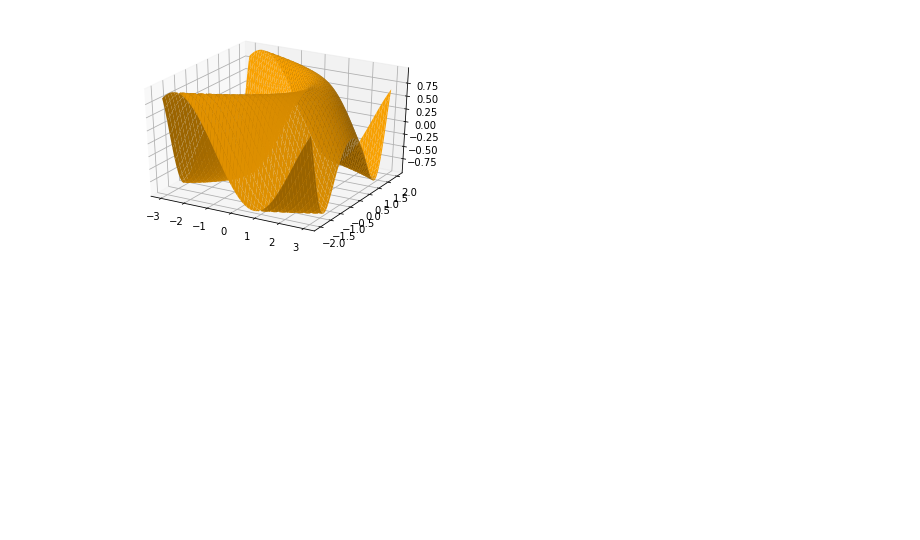
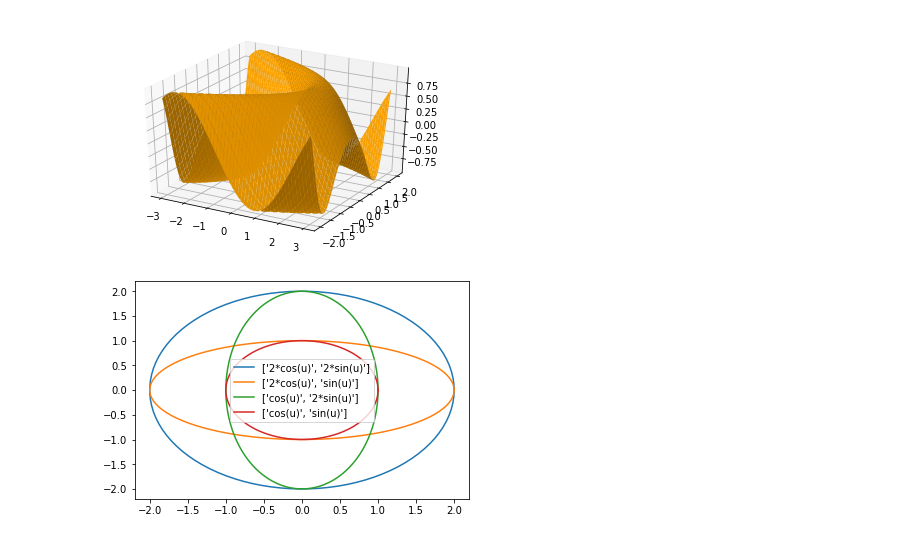
Before and after one commit to zhangyaqi1989/Python-Mathematica-like-Plot-Library, a Jupyter notebook: notebooks/examples.ipynb, the cells around one changed output. Saved outputs shown, nothing was run; the diff lists cells and outputs as text; code cells hidden in the pictures; blank space fills up the shorter version.

```diff
--- a/notebooks/examples.ipynb
+++ b/notebooks/examples.ipynb
@@ -13,2 +14,7 @@ Plot3D('sin(x + y**2)', ['x', -3, 3], ['y', -2, 2])
 # %% [output]
 [figure]
+# %%
+ParametricPlot([['2*cos(u)', '2*sin(u)'], ['2*cos(u)', 'sin(u)'], ['cos(u)', '2*sin(u)'],\
+                ['cos(u)', 'sin(u)']], ['u', 0, 2*pi], legends=True);
+# %% [output]
+[figure, added]
```
Also changed, not shown: parts of 5 cells of this notebook, 4 other files.
